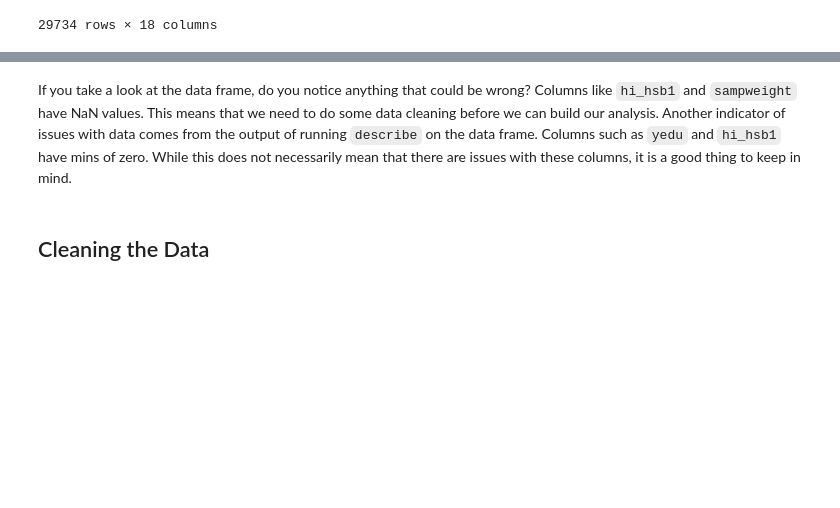
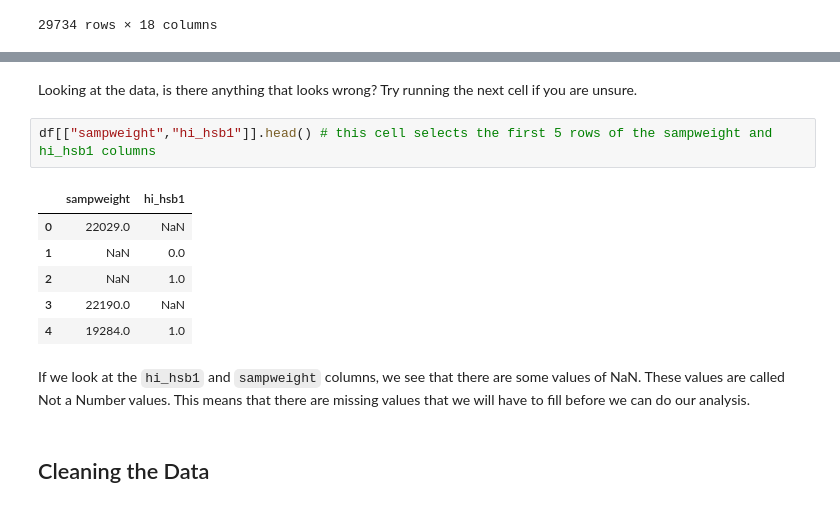
Before and after one commit to ds-modules/PS-88-21-DEV, a Jupyter notebook: lab/aaronfolder/masteringMetricsSF.ipynb, the cells around one changed output, grey strips where cells are left out. Saved outputs shown, nothing was run; the diff lists cells and outputs as text; blank space fills up the shorter version.

````diff
--- a/lab/aaronfolder/masteringMetricsSF.ipynb
+++ b/lab/aaronfolder/masteringMetricsSF.ipynb
@@ -69,5 +48,16 @@ df.describe() #cut this section? does not seem to be super helpful or make it mo
-# %% [markdown]
-If you take a look at the data frame, do you notice anything that could be wrong? Columns like ```hi_hsb1``` and ```sampweight``` have NaN values. This means that we need to do some data cleaning before we can build our analysis. Another indicator of issues with data comes from the output of running ```describe``` on the data frame. Columns such as ```yedu``` and ```hi_hsb1``` have mins of zero. While this does not necessarily mean that there are issues with these columns, it is a good thing to keep in mind.
+# %% [markdown]
+Looking at the data, is there anything that looks wrong? Try running the next cell if you are unsure.
+# %%
+df[["sampweight","hi_hsb1"]].head() # this cell selects the first 5 rows of the sampweight and hi_hsb1 columns
+# %% [output]
+|  | sampweight | hi_hsb1 |
+| 0 | 22029.0 | NaN |
+| 1 | NaN | 0.0 |
+| 2 | NaN | 1.0 |
+| 3 | 22190.0 | NaN |
+| 4 | 19284.0 | 1.0 |
+# %% [markdown]
+If we look at the ```hi_hsb1``` and ```sampweight``` columns, we see that there are some values of NaN. These values are called Not a Number values. This means that there are missing values that we will have to fill before we can do our analysis.
 # %% [markdown]
 ## Cleaning the Data
 # %% [markdown]
````
Also changed, not shown: parts of 22 cells of this notebook, 1 other file.
